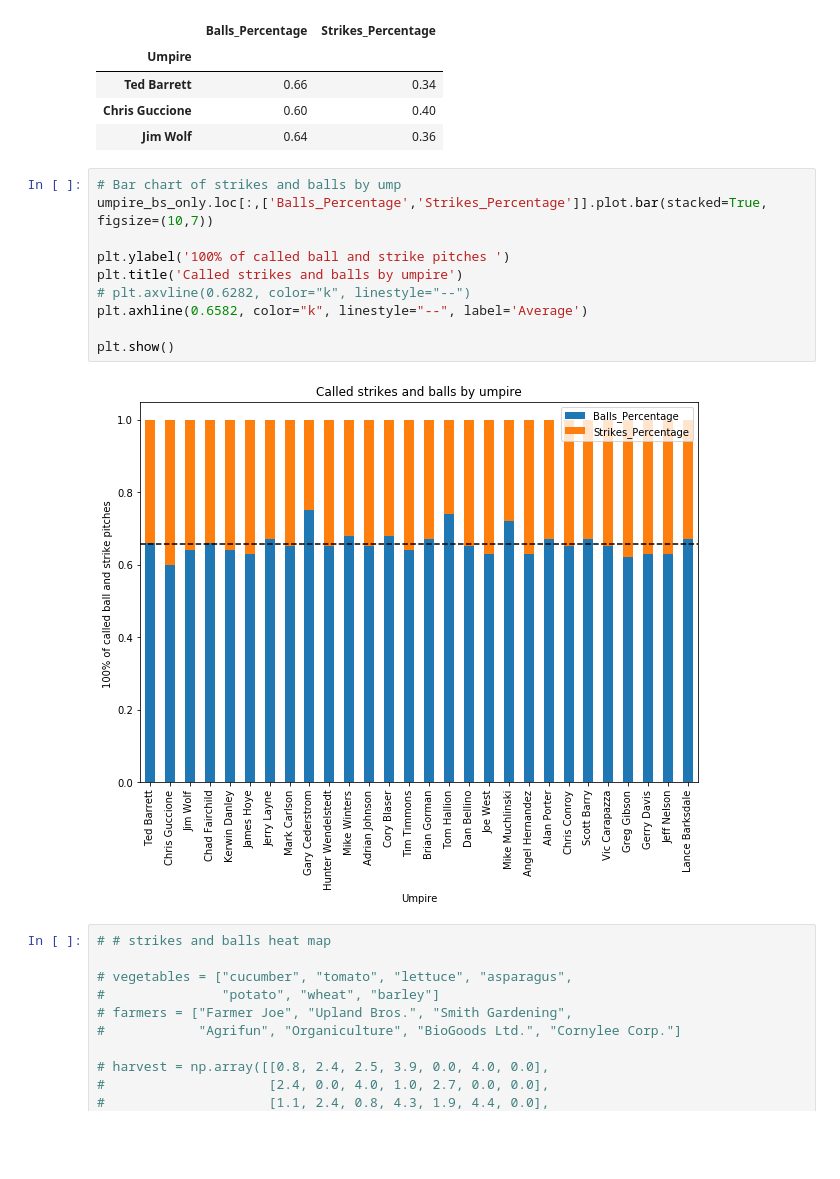
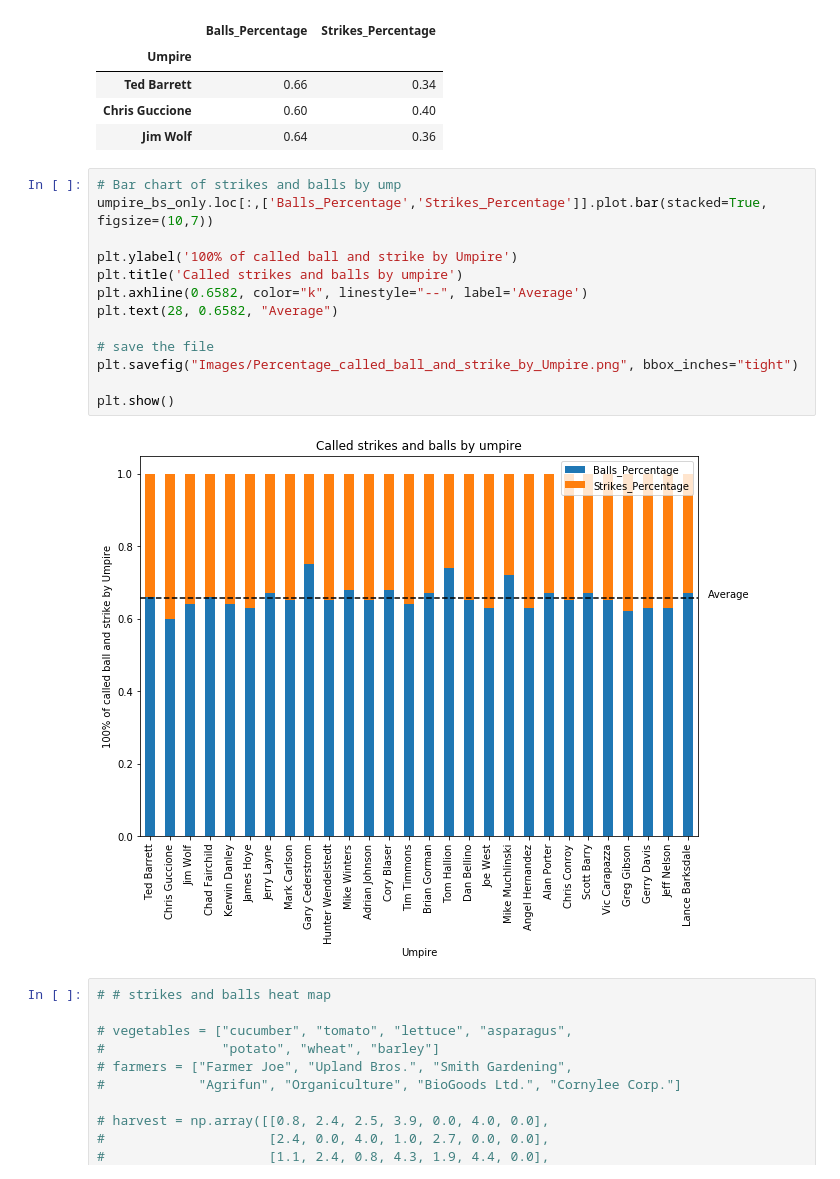
Before and after one commit to ForrestMcDougal/MLB-Postseason-Umpire-Analysis, a Jupyter notebook: Charts.ipynb, the cells around one changed output. Cells and saved outputs as stored; diff of their text form; blank space fills up the shorter version.

Commit message:
Add files via upload
added image output to Percentage_called_ball_and_strike_by_Umpire

```diff
--- a/Charts.ipynb
+++ b/Charts.ipynb
@@ -471,15 +471,18 @@ umpire_bs_only.head(3)
 # %%
 # Bar chart of strikes and balls by ump
 umpire_bs_only.loc[:,['Balls_Percentage','Strikes_Percentage']].plot.bar(stacked=True, figsize=(10,7))
 
-plt.ylabel('100% of called ball and strike pitches ')
+plt.ylabel('100% of called ball and strike by Umpire')
 plt.title('Called strikes and balls by umpire')
-# plt.axvline(0.6282, color="k", linestyle="--")
 plt.axhline(0.6582, color="k", linestyle="--", label='Average')
+plt.text(28, 0.6582, "Average")
+
+# save the file
+plt.savefig("Images/Percentage_called_ball_and_strike_by_Umpire.png", bbox_inches="tight")
 
 plt.show()
 # %% [output]
-[figure, old version]
+[figure, new version]
 # %%
 # # strikes and balls heat map
 
```
